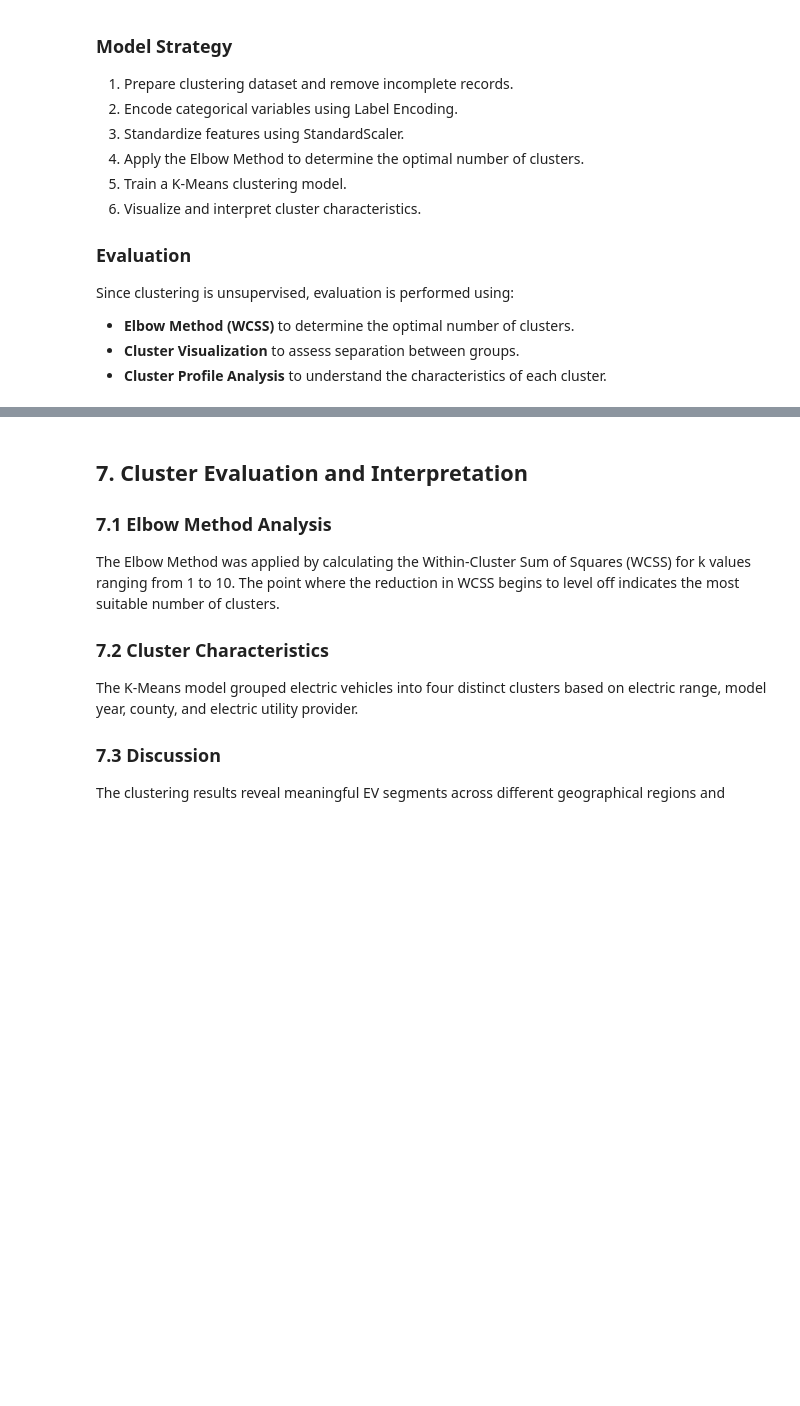
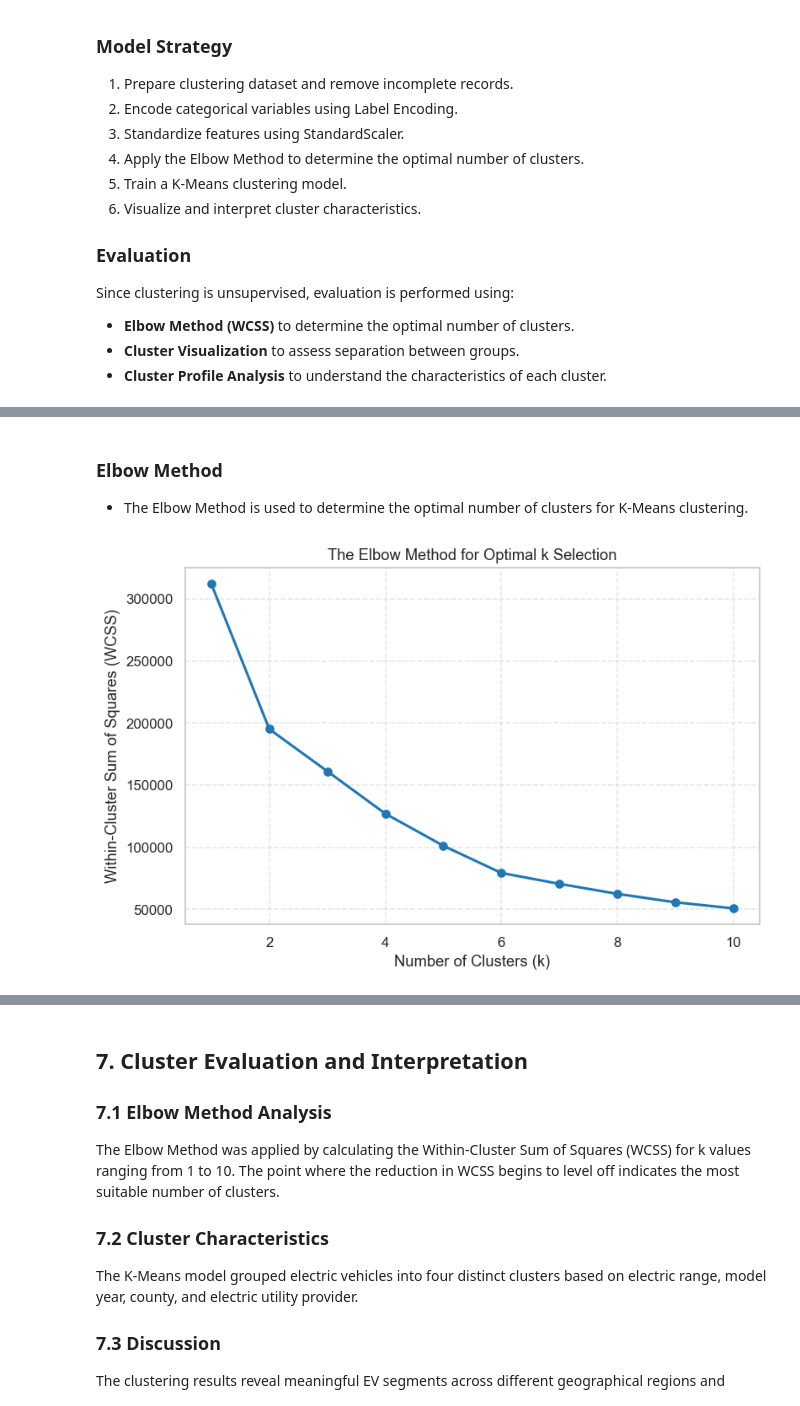
Before and after one commit to MrMinton/EV-Population, a Jupyter notebook: TTXL_GXX_Notebook.ipynb, the cells around one changed output, grey strips where cells are left out. Saved outputs shown, nothing was run; the diff lists cells and outputs as text; code cells hidden in the pictures; blank space fills up the shorter version.

Commit message:
Update Clusterin

```diff
--- a/TTXL_GXX_Notebook.ipynb
+++ b/TTXL_GXX_Notebook.ipynb
@@ -465,0 +488,7 @@ Since clustering is unsupervised, evaluation is performed using:
+# %%
+for col in ['County', 'Electric Utility']:
+    freq_mapping = cluster_df[col].value_counts(normalize=True)
+
+    cluster_df[col] = cluster_df[col].map(freq_mapping)
+
+cluster_df.head()
@@ -465,0 +505,10 @@ Since clustering is unsupervised, evaluation is performed using:
+# %%
+from sklearn.preprocessing import StandardScaler
+
+scaler = StandardScaler()
+
+scaled_array = scaler.fit_transform(cluster_df)
+
+scaled_data = pd.DataFrame(scaled_array, columns=cluster_df.columns, index=cluster_df.index)
+
+scaled_data.head()
@@ -465,0 +522,29 @@ Since clustering is unsupervised, evaluation is performed using:
+# %% [markdown]
+### Elbow Method
+- The Elbow Method is used to determine the optimal number of clusters for K-Means clustering.
+# %%
+from sklearn.cluster import KMeans
+import matplotlib.pyplot as plt
+
+wcss = []
+
+for i in range(1, 11):
+    kmeans = KMeans(
+        n_clusters=i,
+        n_init=10,
+        random_state=42
+    )
+    kmeans.fit(scaled_data)
+    wcss.append(kmeans.inertia_)
+
+plt.figure(figsize=(8, 5))
+plt.plot(range(1, 11), wcss, marker='o', color='#1f77b4', linewidth=2)
+
+plt.xlabel('Number of Clusters (k)')
+plt.ylabel('Within-Cluster Sum of Squares (WCSS)')
+plt.title('The Elbow Method for Optimal k Selection')
+plt.grid(True, linestyle='--', alpha=0.5)
+
+plt.show()
+# %% [output]
+[figure, added]
```
Also changed, not shown: parts of 10 cells of this notebook.
